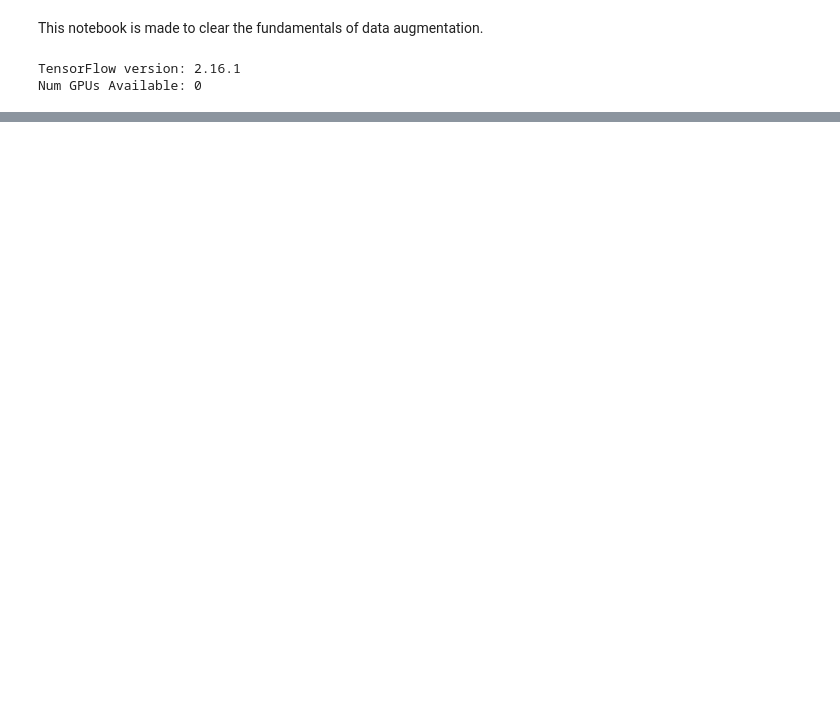
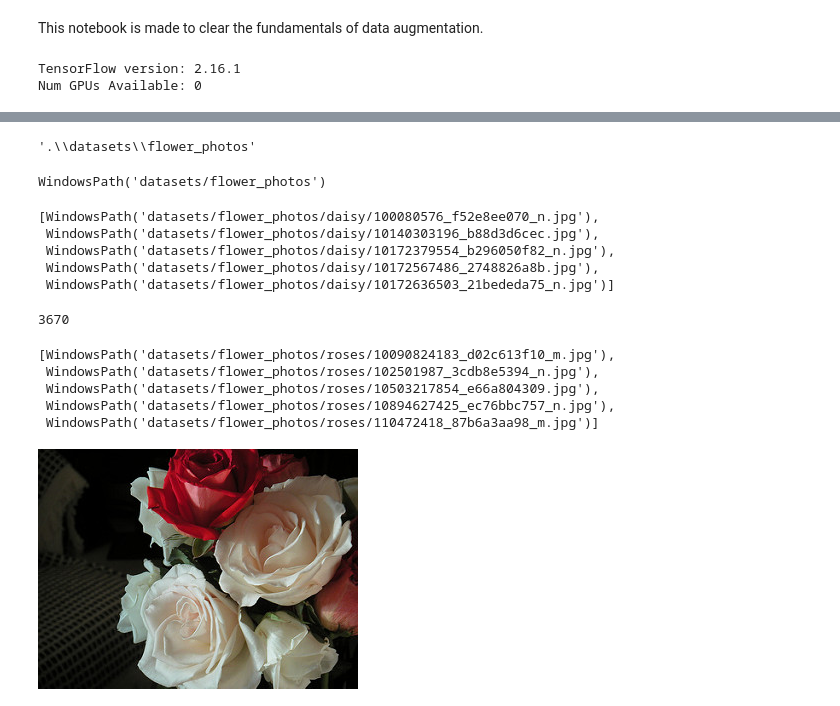
Before and after one commit to Yuvraj-Sankhyan/Data-Augmentation-to-Address-Overfitting, a Jupyter notebook: Data_augmentation.ipynb, the cells around one changed output, grey strips where cells are left out. Drawn from its saved outputs; the diff is of its cells as text; code cells hidden in the pictures; blank space fills up the shorter version.

Commit message:
Simple data checking

```diff
--- a/Data_augmentation.ipynb
+++ b/Data_augmentation.ipynb
@@ -24,0 +27,39 @@ Downloading data from https://storage.googleapis.com/download.tensorflow.org/exa
+# %%
+data_dir
+# %% [output]
+'.\\datasets\\flower_photos'
+# %%
+import pathlib
+data_dir = pathlib.Path(data_dir)
+data_dir
+# %% [output]
+WindowsPath('datasets/flower_photos')
+# %%
+
+list(data_dir.glob('*/*.jpg'))[:5]
+# %% [output]
+[WindowsPath('datasets/flower_photos/daisy/100080576_f52e8ee070_n.jpg'),
+ WindowsPath('datasets/flower_photos/daisy/10140303196_b88d3d6cec.jpg'),
+ WindowsPath('datasets/flower_photos/daisy/10172379554_b296050f82_n.jpg'),
+ WindowsPath('datasets/flower_photos/daisy/10172567486_2748826a8b.jpg'),
+ WindowsPath('datasets/flower_photos/daisy/10172636503_21bededa75_n.jpg')]
+# %%
+
+image_count = len(list(data_dir.glob('*/*.jpg')))
+print(image_count)
+# %% [output]
+3670
+# %%
+roses = list(data_dir.glob('roses/*'))
+roses[:5]
+# %% [output]
+[WindowsPath('datasets/flower_photos/roses/10090824183_d02c613f10_m.jpg'),
+ WindowsPath('datasets/flower_photos/roses/102501987_3cdb8e5394_n.jpg'),
+ WindowsPath('datasets/flower_photos/roses/10503217854_e66a804309.jpg'),
+ WindowsPath('datasets/flower_photos/roses/10894627425_ec76bbc757_n.jpg'),
+ WindowsPath('datasets/flower_photos/roses/110472418_87b6a3aa98_m.jpg')]
+# %%
+
+PIL.Image.open(str(roses[1]))
+# %% [output]
+[figure, added]
```
Also changed, not shown: parts of 2 cells of this notebook.
